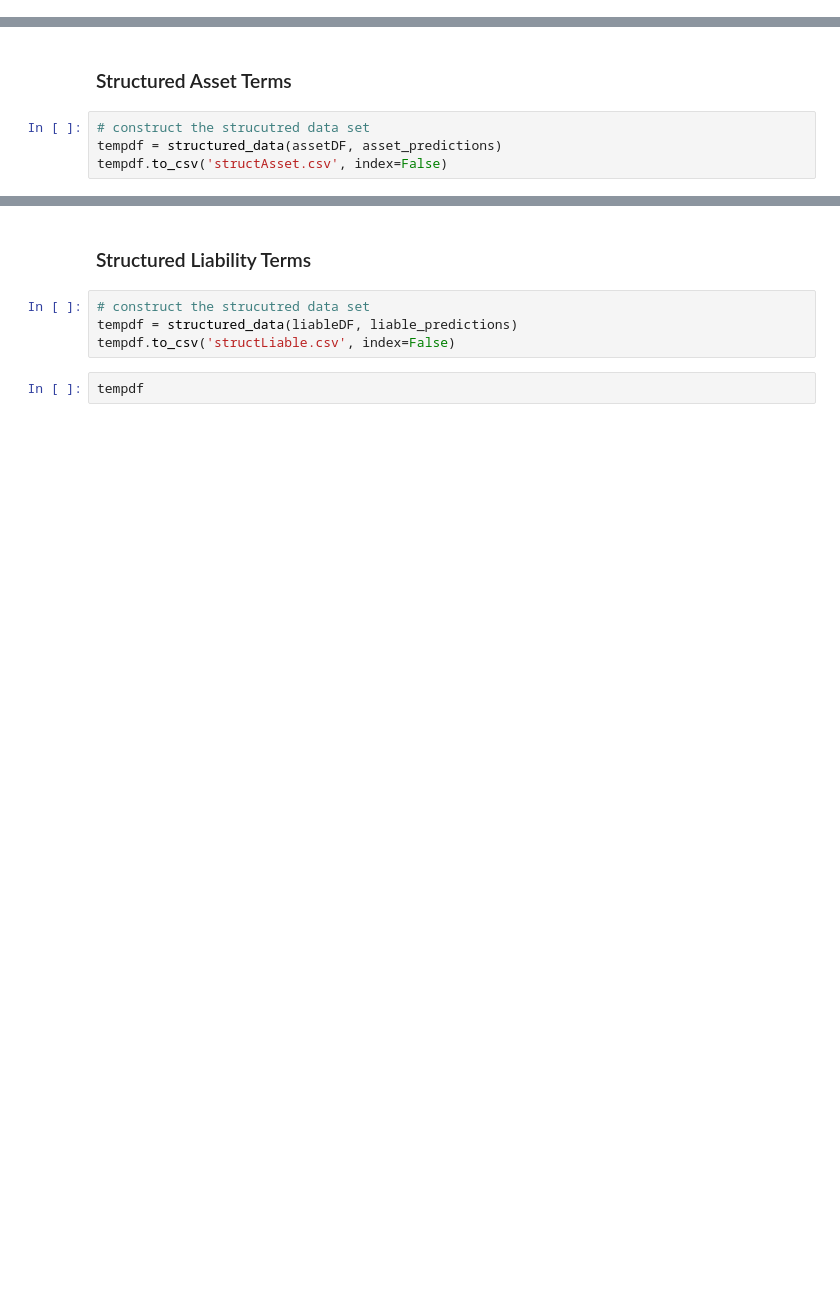
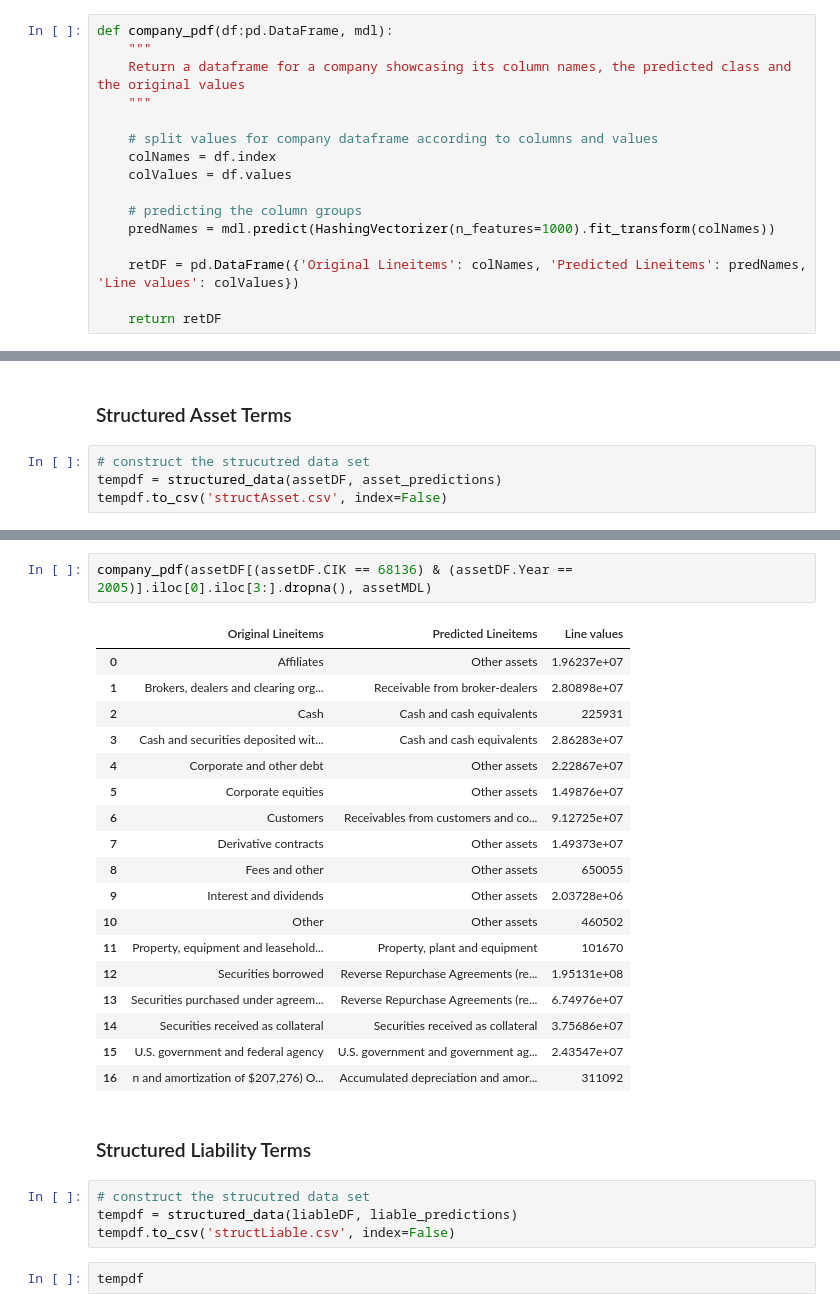
Before and after one commit to fernando-duarte/X17A5, a Jupyter notebook: datebaseStructured.ipynb, the cells around one changed output, grey strips where cells are left out. Drawn from its saved outputs; the diff is of its cells as text; blank space fills up the shorter version.

Commit message:
update structured dataframe

```diff
--- a/datebaseStructured.ipynb
+++ b/datebaseStructured.ipynb
@@ -57,6 +57,22 @@ def structured_data(unstructured_df:pd.DataFrame, cluster_df:pd.DataFrame) -> pd
 
     structured_df = structured_df.assign(**remap)
     return structured_df
+# %%
+def company_pdf(df:pd.DataFrame, mdl):
+    """
+    Return a dataframe for a company showcasing its column names, the predicted class and the original values
+    """
+
+    # split values for company dataframe according to columns and values
+    colNames = df.index
+    colValues = df.values
+
+    # predicting the column groups
+    predNames = mdl.predict(HashingVectorizer(n_features=1000).fit_transform(colNames))
+
+    retDF = pd.DataFrame({'Original Lineitems': colNames, 'Predicted Lineitems': predNames, 'Line values': colValues})
+
+    return retDF
 # %% [markdown]
 ## Use Classificaiton model to predict label names for each line item
 # %%
@@ -113,3 +99,24 @@ tempdf
+# %%
+company_pdf(assetDF[(assetDF.CIK == 68136) & (assetDF.Year == 2005)].iloc[0].iloc[3:].dropna(), assetMDL)
+# %% [output]
+|  | Original Lineitems | Predicted Lineitems | Line values |
+| 0 | Affiliates | Other assets | 1.96237e+07 |
+| 1 | Brokers, dealers and clearing org... | Receivable from broker-dealers | 2.80898e+07 |
+| 2 | Cash | Cash and cash equivalents | 225931 |
+| 3 | Cash and securities deposited wit... | Cash and cash equivalents | 2.86283e+07 |
+| 4 | Corporate and other debt | Other assets | 2.22867e+07 |
+| 5 | Corporate equities | Other assets | 1.49876e+07 |
+| 6 | Customers | Receivables from customers and co... | 9.12725e+07 |
+| 7 | Derivative contracts | Other assets | 1.49373e+07 |
+| 8 | Fees and other | Other assets | 650055 |
+| 9 | Interest and dividends | Other assets | 2.03728e+06 |
+| 10 | Other | Other assets | 460502 |
+| 11 | Property, equipment and leasehold... | Property, plant and equipment | 101670 |
+| 12 | Securities borrowed | Reverse Repurchase Agreements (re... | 1.95131e+08 |
+| 13 | Securities purchased under agreem... | Reverse Repurchase Agreements (re... | 6.74976e+07 |
+| 14 | Securities received as collateral | Securities received as collateral | 3.75686e+07 |
+| 15 | U.S. government and federal agency | U.S. government and government ag... | 2.43547e+07 |
+| 16 | n and amortization of $207,276) O... | Accumulated depreciation and amor... | 311092 |
 # %% [markdown]
 ### Structured Liability Terms
 # %%
```
Also changed, not shown: parts of 5 cells of this notebook, 11 other files.
